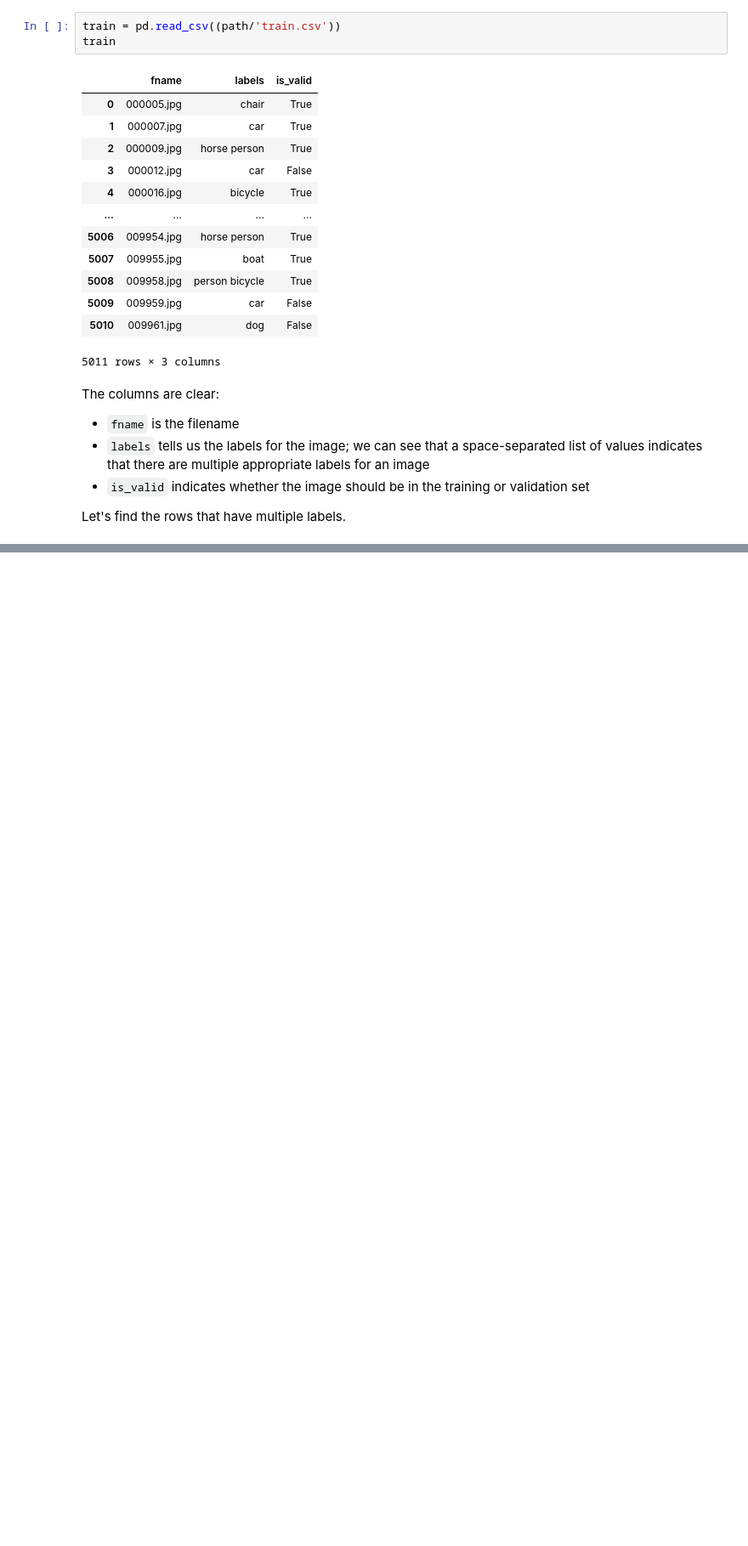
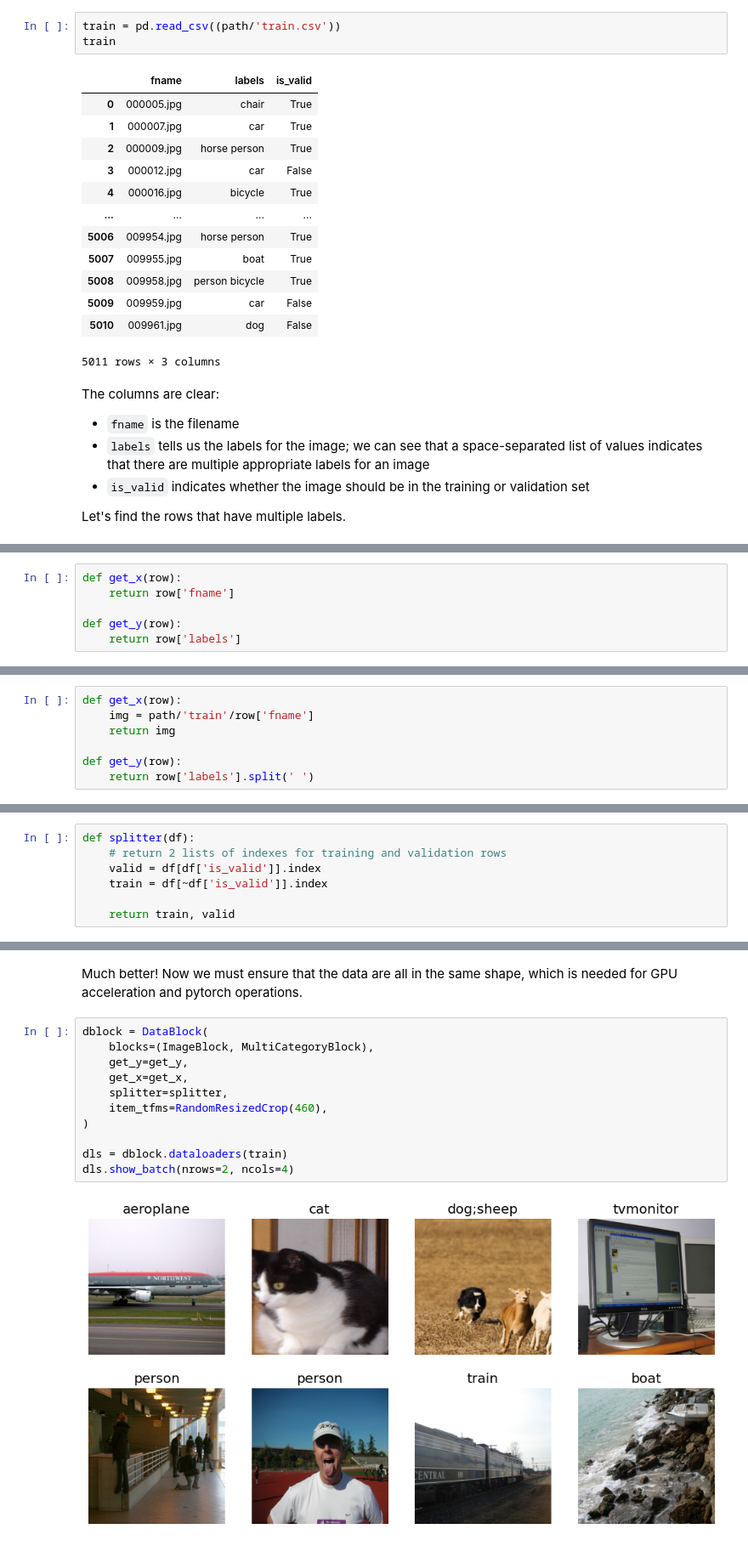
Before and after one commit to CodeWithOz/fastai-deep-learn-coders, a Jupyter notebook: ch-06-self-pt1.ipynb, the cells around one changed output, grey strips where cells are left out. Shown at 85% size. Saved outputs shown, nothing was run; the diff lists cells and outputs as text; blank space fills up the shorter version.

```diff
--- a/ch-06-self-pt1.ipynb
+++ b/ch-06-self-pt1.ipynb
@@ -81,0 +132,6 @@ So a little less than half of the rows have multiple labels.
+# %%
+def get_x(row):
+    return row['fname']
+
+def get_y(row):
+    return row['labels']
@@ -81,0 +156,7 @@ So a little less than half of the rows have multiple labels.
+# %%
+def get_x(row):
+    img = path/'train'/row['fname']
+    return img
+
+def get_y(row):
+    return row['labels'].split(' ')
@@ -81,0 +208,7 @@ So a little less than half of the rows have multiple labels.
+# %%
+def splitter(df):
+    # return 2 lists of indexes for training and validation rows
+    valid = df[df['is_valid']].index
+    train = df[~df['is_valid']].index
+
+    return train, valid
@@ -81,0 +226,15 @@ So a little less than half of the rows have multiple labels.
+# %% [markdown]
+Much better! Now we must ensure that the data are all in the same shape, which is needed for GPU acceleration and pytorch operations.
+# %%
+dblock = DataBlock(
+    blocks=(ImageBlock, MultiCategoryBlock),
+    get_y=get_y,
+    get_x=get_x,
+    splitter=splitter,
+    item_tfms=RandomResizedCrop(460),
+)
+
+dls = dblock.dataloaders(train)
+dls.show_batch(nrows=2, ncols=4)
+# %% [output]
+[figure, added]
```
Also changed, not shown: parts of 23 cells of this notebook.
